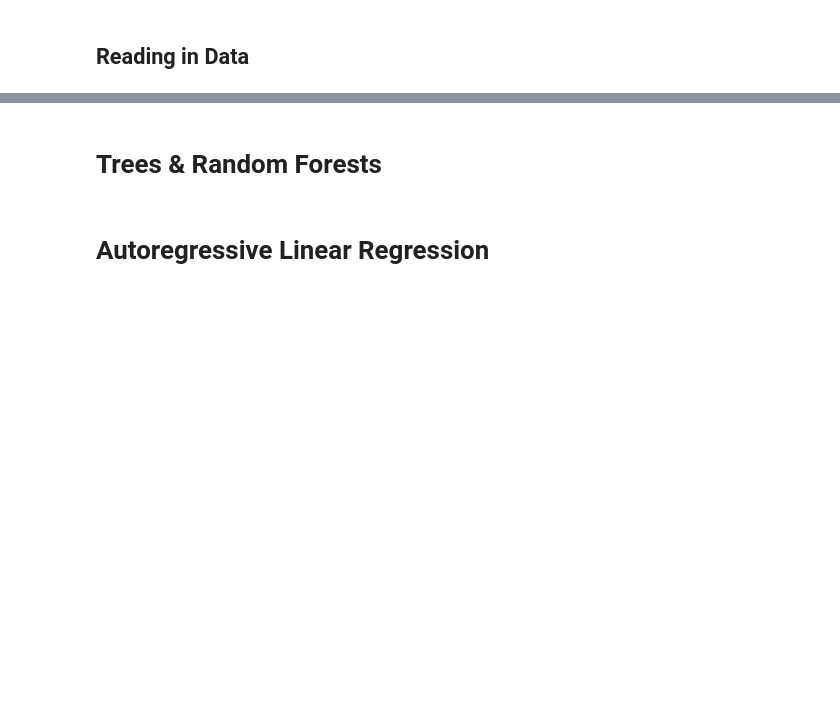
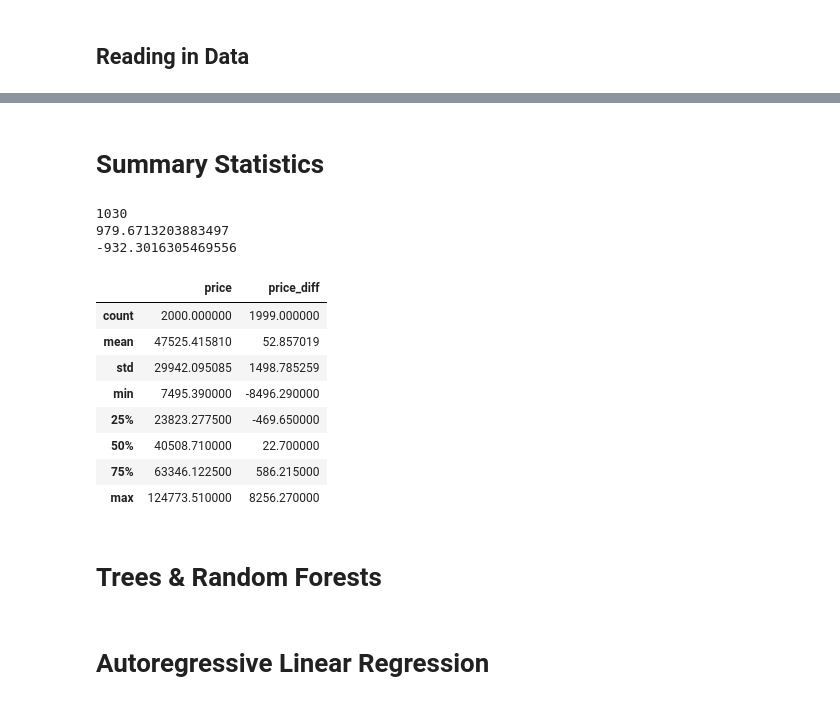
Before and after one commit to EthanPrimes/autoregressive_bitcoin_price_estimation, a Jupyter notebook: experimentation.ipynb, the cells around one changed output, grey strips where cells are left out. Saved outputs shown, nothing was run; the diff lists cells and outputs as text; code cells hidden in the pictures; blank space fills up the shorter version.

```diff
--- a/experimentation.ipynb
+++ b/experimentation.ipynb
@@ -19,3 +23,28 @@ plt.show()
+# %% [markdown]
+# Summary Statistics
+# %%
+# Computing the frequency at which prices rose between days
+print(sum(btc_df["price_diff"] > 0))
+
+# Determining the average change when prices go up and when they go down
+print(btc_df[btc_df["price_diff"] > 0]["price_diff"].mean())
+print(btc_df[btc_df["price_diff"] < 0]["price_diff"].mean())
+
+# Determining general summary statistics
+btc_df.describe()
+# %% [output]
+1030
+979.6713203883497
+-932.3016305469556
+|  | price | price_diff |
+| count | 2000.000000 | 1999.000000 |
+| mean | 47525.415810 | 52.857019 |
+| std | 29942.095085 | 1498.785259 |
+| min | 7495.390000 | -8496.290000 |
+| 25% | 23823.277500 | -469.650000 |
+| 50% | 40508.710000 | 22.700000 |
+| 75% | 63346.122500 | 586.215000 |
+| max | 124773.510000 | 8256.270000 |
 # %% [markdown]
 # Trees & Random Forests
 # %% [markdown]
```
Also changed, not shown: parts of 2 cells of this notebook, 2 other files.
